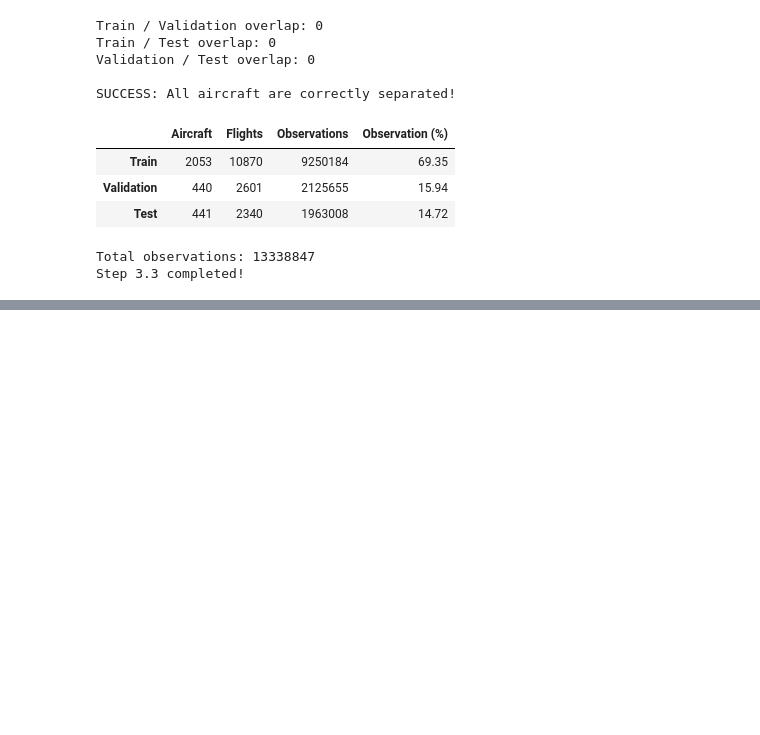
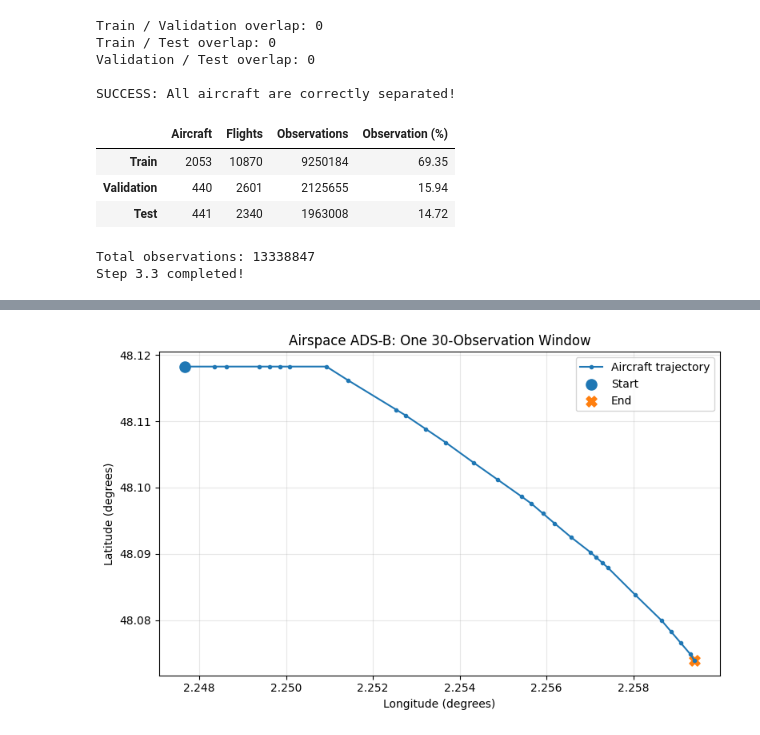
Before and after one commit to iamnaymur/ml_meta_learning, a Jupyter notebook: airspace_dataset.ipynb, the cells around one changed output, grey strips where cells are left out. Cells and saved outputs as stored; diff of their text form; code cells hidden in the pictures; blank space fills up the shorter version.

```diff
--- a/airspace_dataset.ipynb
+++ b/airspace_dataset.ipynb
@@ -740,0 +966,56 @@ Step 3.3 completed!
+# %%
+
+# ============================================================
+# PHASE 4 — STEP 4.3
+# Visualize One Trajectory Window
+# ============================================================
+
+import matplotlib.pyplot as plt
+
+window_number = 0
+
+selected_window = X_pilot[window_number]
+
+lat_idx = FEATURE_COLS_AIRSPACE.index("latitude")
+lon_idx = FEATURE_COLS_AIRSPACE.index("longitude")
+
+latitudes = selected_window[:, lat_idx]
+longitudes = selected_window[:, lon_idx]
+
+plt.figure(figsize=(8, 5))
+
+plt.plot(
+    longitudes,
+    latitudes,
+    marker="o",
+    markersize=3,
+    linewidth=1.5,
+    label="Aircraft trajectory"
+)
+
+plt.scatter(
+    longitudes[0],
+    latitudes[0],
+    s=90,
+    marker="o",
+    label="Start"
+)
+
+plt.scatter(
+    longitudes[-1],
+    latitudes[-1],
+    s=90,
+    marker="X",
+    label="End"
+)
+
+plt.title("Airspace ADS-B: One 30-Observation Window")
+plt.xlabel("Longitude (degrees)")
+plt.ylabel("Latitude (degrees)")
+
+plt.legend()
+plt.grid(alpha=0.3)
+plt.tight_layout()
+plt.show()
+# %% [output]
+[figure, added]
```
Also changed, not shown: parts of 148 cells of this notebook.
